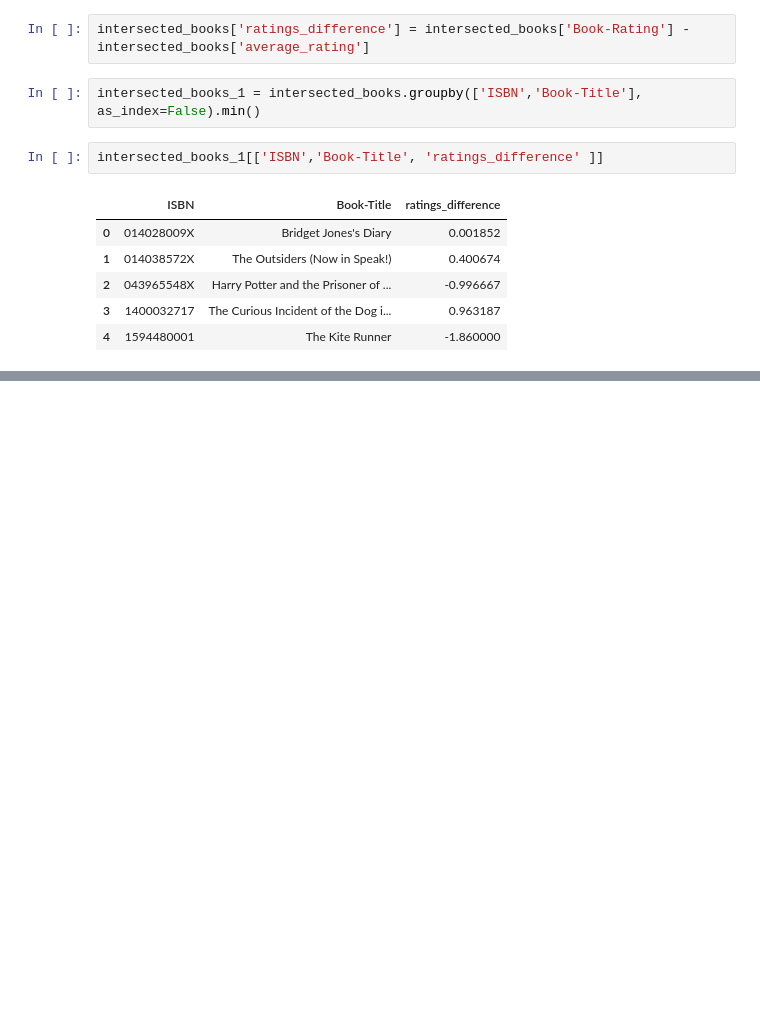
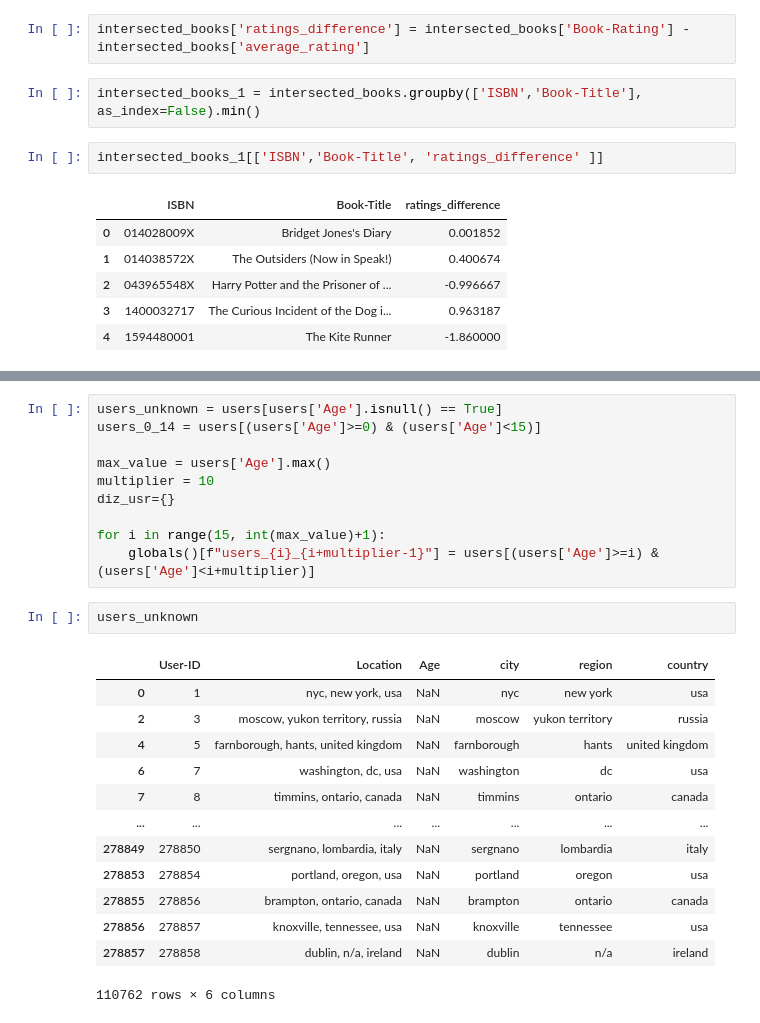
Before and after one commit to corinnastrada/pandas_uni_project, a Jupyter notebook: script_progetto.ipynb, the cells around one changed output, grey strips where cells are left out. Drawn from its saved outputs; the diff is of its cells as text; blank space fills up the shorter version.

```diff
--- a/script_progetto.ipynb
+++ b/script_progetto.ipynb
@@ -466,0 +485,26 @@ intersected_books_1[['ISBN','Book-Title', 'ratings_difference' ]]
+# %%
+users_unknown = users[users['Age'].isnull() == True]
+users_0_14 = users[(users['Age']>=0) & (users['Age']<15)]
+
+max_value = users['Age'].max()
+multiplier = 10
+diz_usr={}
+
+for i in range(15, int(max_value)+1):
+    globals()[f"users_{i}_{i+multiplier-1}"] = users[(users['Age']>=i) & (users['Age']<i+multiplier)]
+# %%
+users_unknown
+# %% [output]
+|  | User-ID | Location | Age | city | region | country |
+| 0 | 1 | nyc, new york, usa | NaN | nyc | new york | usa |
+| 2 | 3 | moscow, yukon territory, russia | NaN | moscow | yukon territory | russia |
+| 4 | 5 | farnborough, hants, united kingdom | NaN | farnborough | hants | united kingdom |
+| 6 | 7 | washington, dc, usa | NaN | washington | dc | usa |
+| 7 | 8 | timmins, ontario, canada | NaN | timmins | ontario | canada |
+| ... | ... | ... | ... | ... | ... | ... |
+| 278849 | 278850 | sergnano, lombardia, italy | NaN | sergnano | lombardia | italy |
+| 278853 | 278854 | portland, oregon, usa | NaN | portland | oregon | usa |
+| 278855 | 278856 | brampton, ontario, canada | NaN | brampton | ontario | canada |
+| 278856 | 278857 | knoxville, tennessee, usa | NaN | knoxville | tennessee | usa |
+| 278857 | 278858 | dublin, n/a, ireland | NaN | dublin | n/a | ireland |
+110762 rows × 6 columns
```
Also changed, not shown: parts of 15 cells of this notebook.
